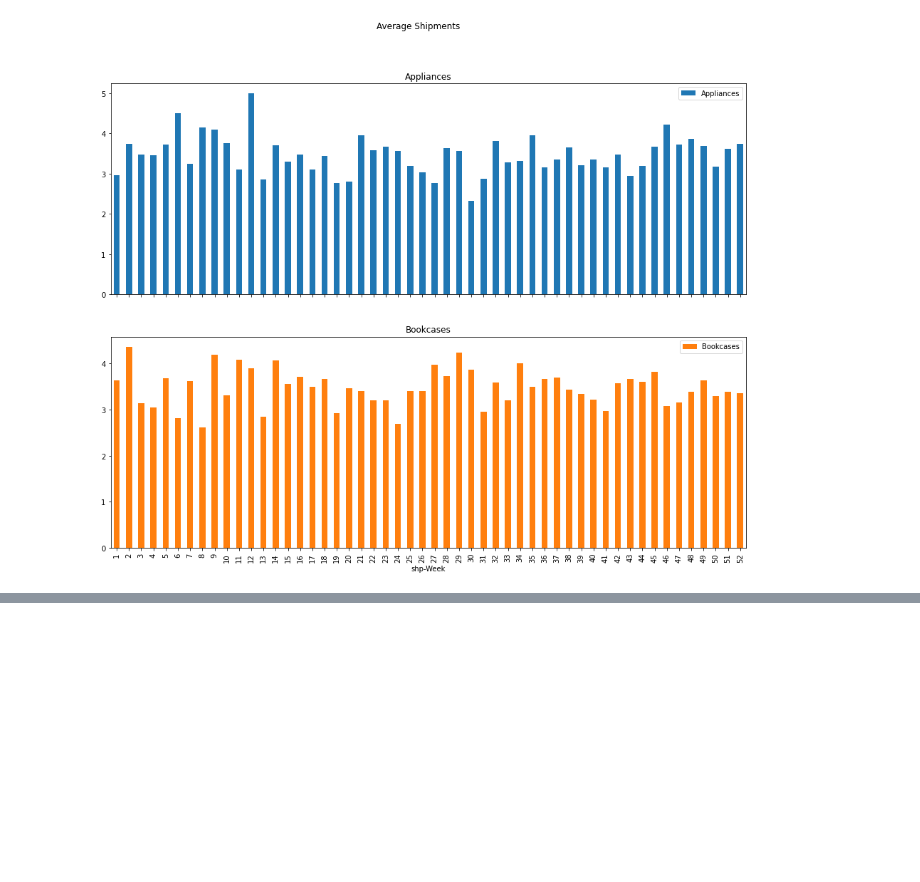
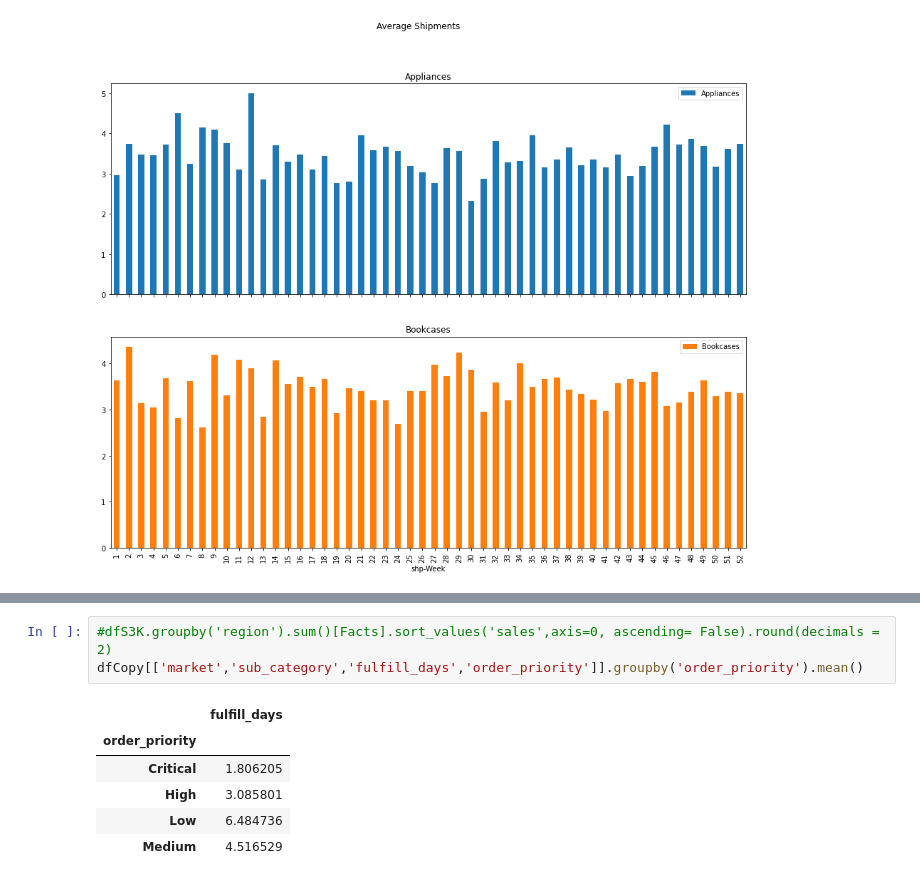
Before and after one commit to Praxis-QR/PythonForManagers, a Jupyter notebook: Superstore_Sales_Data_Analysis_2023.ipynb, the cells around one changed output, grey strips where cells are left out. Drawn from its saved outputs; the diff is of its cells as text; blank space fills up the shorter version.

```diff
--- a/Superstore_Sales_Data_Analysis_2023.ipynb
+++ b/Superstore_Sales_Data_Analysis_2023.ipynb
@@ -664,0 +718,10 @@ pd.pivot_table(dfCopy[dfCopy['sub_category'].isin(['Appliances','Bookcases'])],
+# %%
+#dfS3K.groupby('region').sum()[Facts].sort_values('sales',axis=0, ascending= False).round(decimals = 2)
+dfCopy[['market','sub_category','fulfill_days','order_priority']].groupby('order_priority').mean()
+# %% [output]
+|  | fulfill_days |
+| order_priority |  |
+| Critical | 1.806205 |
+| High | 3.085801 |
+| Low | 6.484736 |
+| Medium | 4.516529 |
```
Also changed, not shown: parts of 8 cells of this notebook.
